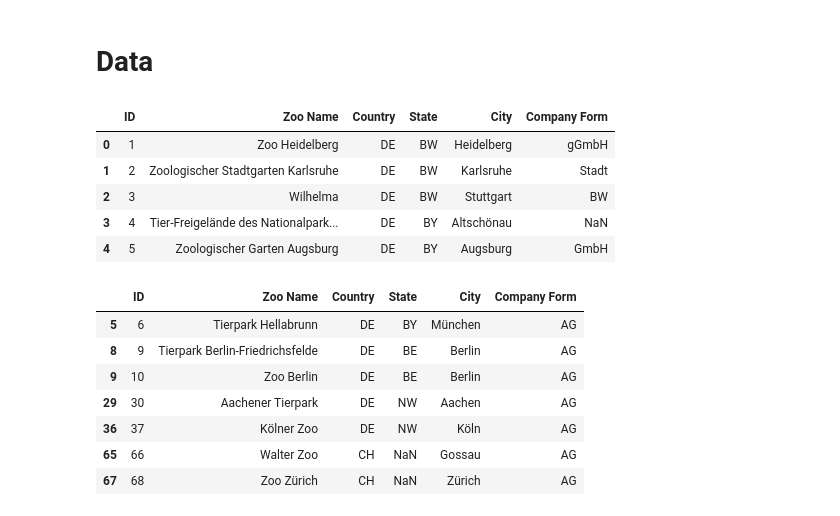
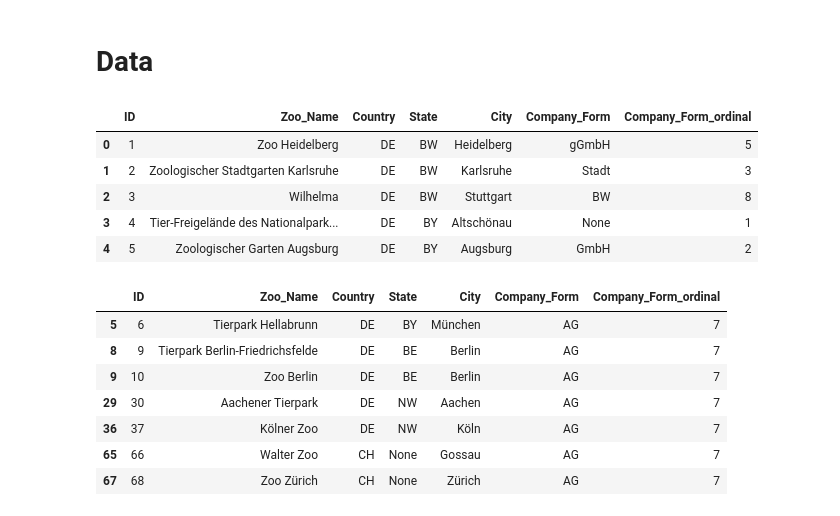
Before and after one commit to Ben-physics-dotcom/VdZ_aDataScienceProject, a Jupyter notebook: Data_Cleaning/Members_of_VdZ.ipynb, the cells around one changed output. Drawn from its saved outputs; the diff is of its cells as text; code cells hidden in the pictures.

```diff
--- a/Data_Cleaning/Members_of_VdZ.ipynb
+++ b/Data_Cleaning/Members_of_VdZ.ipynb
@@ -7,14 +9,14 @@ import pandas as pd
 # %% [markdown]
 # Data
 # %%
-data_path = '../Data/MembersOfVdZ.csv'
-df = pd.read_csv(data_path)
+data_path = '../Data/MembersOfVdZ.json'
+df = pd.read_json(data_path)
 # df = df.dr#opna()
 df.head()
 # %% [output]
-|  | ID | Zoo Name | Country | State | City | Company Form |
-| 0 | 1 | Zoo Heidelberg | DE | BW | Heidelberg | gGmbH |
-| 1 | 2 | Zoologischer Stadtgarten Karlsruhe | DE | BW | Karlsruhe | Stadt |
-| 2 | 3 | Wilhelma | DE | BW | Stuttgart | BW |
-| 3 | 4 | Tier-Freigelände des Nationalpark... | DE | BY | Altschönau | NaN |
-| 4 | 5 | Zoologischer Garten Augsburg | DE | BY | Augsburg | GmbH |
+|  | ID | Zoo_Name | Country | State | City | Company_Form | Company_Form_ordinal |
+| 0 | 1 | Zoo Heidelberg | DE | BW | Heidelberg | gGmbH | 5 |
+| 1 | 2 | Zoologischer Stadtgarten Karlsruhe | DE | BW | Karlsruhe | Stadt | 3 |
+| 2 | 3 | Wilhelma | DE | BW | Stuttgart | BW | 8 |
+| 3 | 4 | Tier-Freigelände des Nationalpark... | DE | BY | Altschönau | None | 1 |
+| 4 | 5 | Zoologischer Garten Augsburg | DE | BY | Augsburg | GmbH | 2 |
@@ -21,13 +34,13 @@ df.head()
 # %%
 df_new = df.copy()
-df_new = df_new[df['Company Form'] == 'AG']
+df_new = df_new[df['Company_Form'] == 'AG']
 df_new
 # %% [output]
-|  | ID | Zoo Name | Country | State | City | Company Form |
-| 5 | 6 | Tierpark Hellabrunn | DE | BY | München | AG |
-| 8 | 9 | Tierpark Berlin-Friedrichsfelde | DE | BE | Berlin | AG |
-| 9 | 10 | Zoo Berlin | DE | BE | Berlin | AG |
-| 29 | 30 | Aachener Tierpark | DE | NW | Aachen | AG |
-| 36 | 37 | Kölner Zoo | DE | NW | Köln | AG |
-| 65 | 66 | Walter Zoo | CH | NaN | Gossau | AG |
-| 67 | 68 | Zoo Zürich | CH | NaN | Zürich | AG |
+|  | ID | Zoo_Name | Country | State | City | Company_Form | Company_Form_ordinal |
+| 5 | 6 | Tierpark Hellabrunn | DE | BY | München | AG | 7 |
+| 8 | 9 | Tierpark Berlin-Friedrichsfelde | DE | BE | Berlin | AG | 7 |
+| 9 | 10 | Zoo Berlin | DE | BE | Berlin | AG | 7 |
+| 29 | 30 | Aachener Tierpark | DE | NW | Aachen | AG | 7 |
+| 36 | 37 | Kölner Zoo | DE | NW | Köln | AG | 7 |
+| 65 | 66 | Walter Zoo | CH | None | Gossau | AG | 7 |
+| 67 | 68 | Zoo Zürich | CH | None | Zürich | AG | 7 |
```
Also changed, not shown: parts of 5 cells of this notebook.
